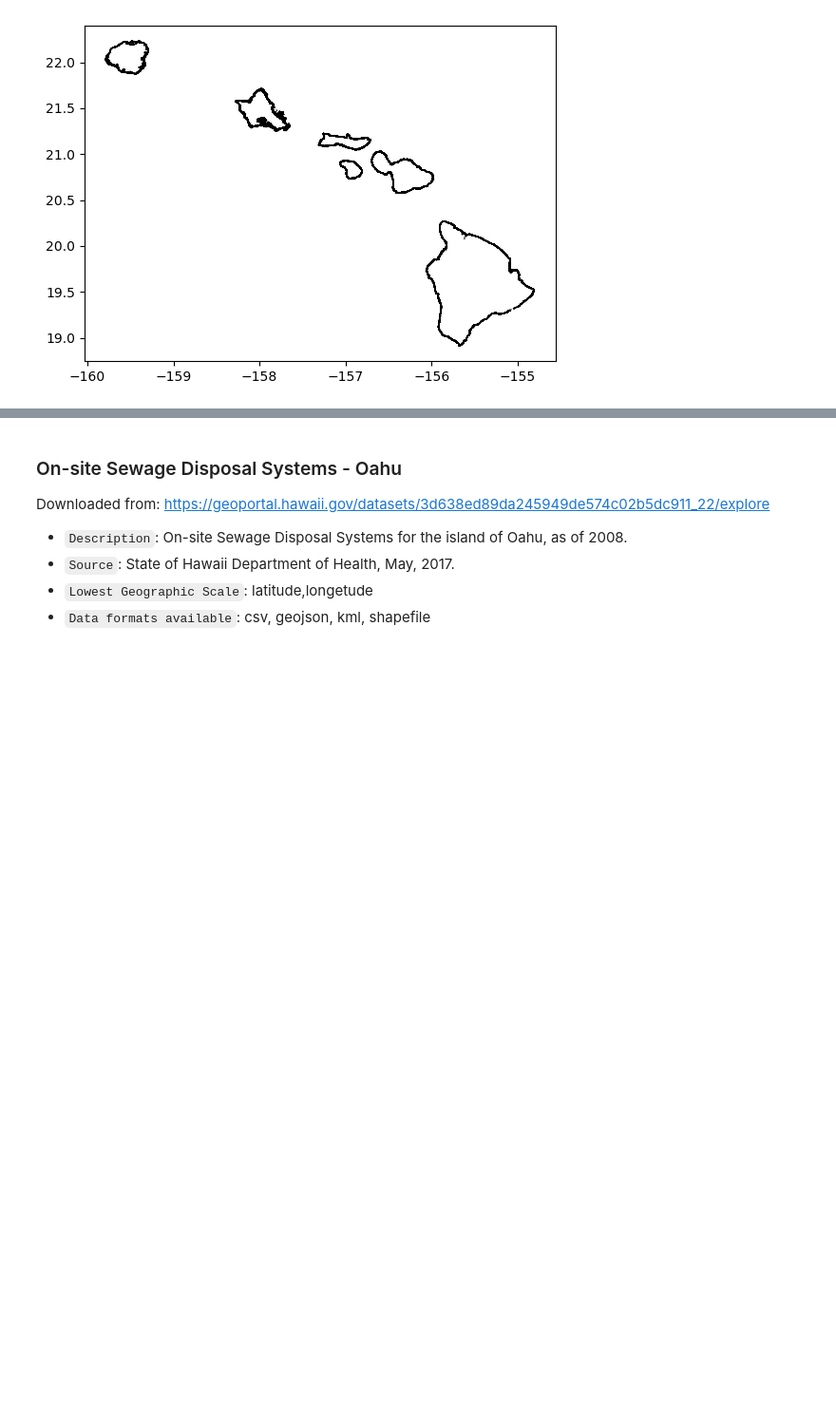
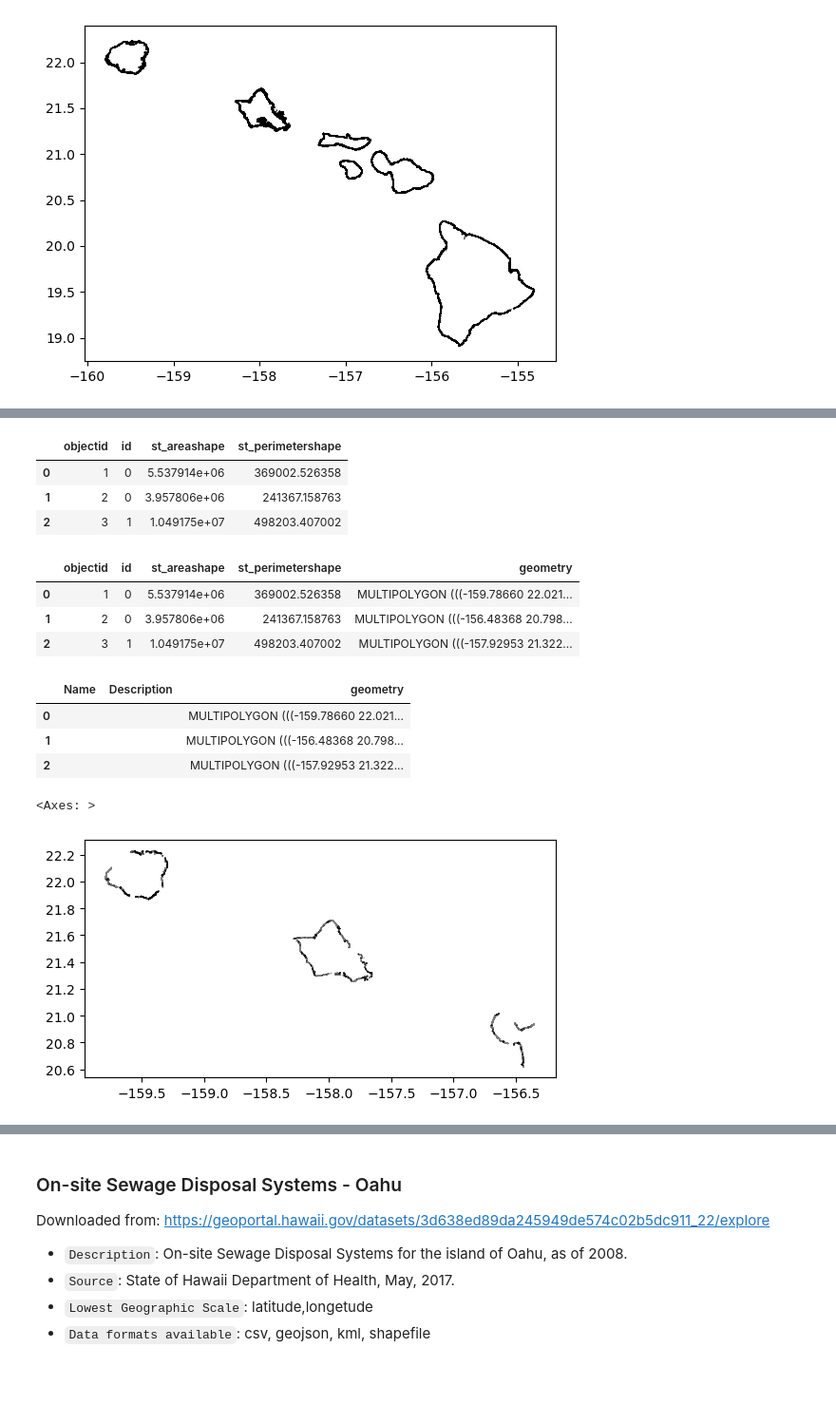
Before and after one commit to mahdi-b/Kanehekili, a Jupyter notebook: Current datasets.ipynb, the cells around one changed output, grey strips where cells are left out. Shown at 95% size. Drawn from its saved outputs; the diff is of its cells as text; code cells hidden in the pictures; blank space fills up the shorter version.

```diff
--- a/Current datasets.ipynb
+++ b/Current datasets.ipynb
@@ -1264,0 +1318,30 @@ data74.plot(alpha=0.5, color='grey', edgecolor='black')
+# %%
+data146 = pd.read_csv("data/slr highwave flooding/1.1ft/SLR_Annual_High_Wave_Flooding_-_1.1_Ft._Scenario.csv")
+data146.head(3)
+# %% [output]
+|  | objectid | id | st_areashape | st_perimetershape |
+| 0 | 1 | 0 | 5.537914e+06 | 369002.526358 |
+| 1 | 2 | 0 | 3.957806e+06 | 241367.158763 |
+| 2 | 3 | 1 | 1.049175e+07 | 498203.407002 |
+# %%
+data147 = gpd.read_file("data/slr highwave flooding/1.1ft/SLR_Annual_High_Wave_Flooding_-_1.1_Ft._Scenario.geojson")
+data147.head(3)
+# %% [output]
+|  | objectid | id | st_areashape | st_perimetershape | geometry |
+| 0 | 1 | 0 | 5.537914e+06 | 369002.526358 | MULTIPOLYGON (((-159.78660 22.021... |
+| 1 | 2 | 0 | 3.957806e+06 | 241367.158763 | MULTIPOLYGON (((-156.48368 20.798... |
+| 2 | 3 | 1 | 1.049175e+07 | 498203.407002 | MULTIPOLYGON (((-157.92953 21.322... |
+# %%
+data148 = gpd.read_file("data/slr highwave flooding/1.1ft/SLR_Annual_High_Wave_Flooding_-_1.1_Ft._Scenario.kml")
+data148.head(3)
+# %% [output]
+|  | Name | Description | geometry |
+| 0 |  |  | MULTIPOLYGON (((-159.78660 22.021... |
+| 1 |  |  | MULTIPOLYGON (((-156.48368 20.798... |
+| 2 |  |  | MULTIPOLYGON (((-157.92953 21.322... |
+# %%
+data149 = gpd.read_file("data/slr highwave flooding/1.1ft/SLR_Annual_High_Wave_Flooding_-_1.1_Ft._Scenario")
+data149.plot(alpha=0.5, color='grey', edgecolor='black')
+# %% [output]
+<Axes: >
+[figure, added]
```
Also changed, not shown: parts of 15 cells of this notebook, 46 other files.
